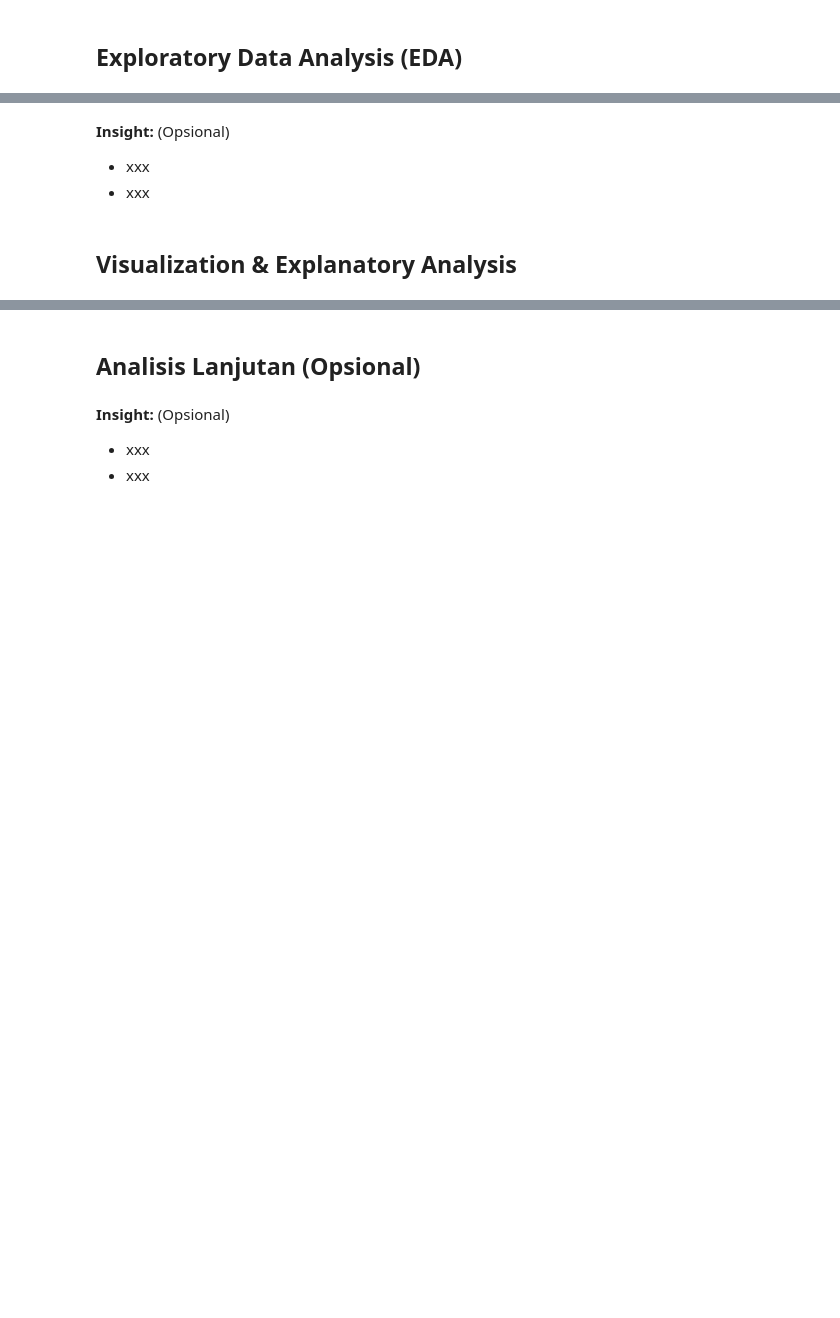
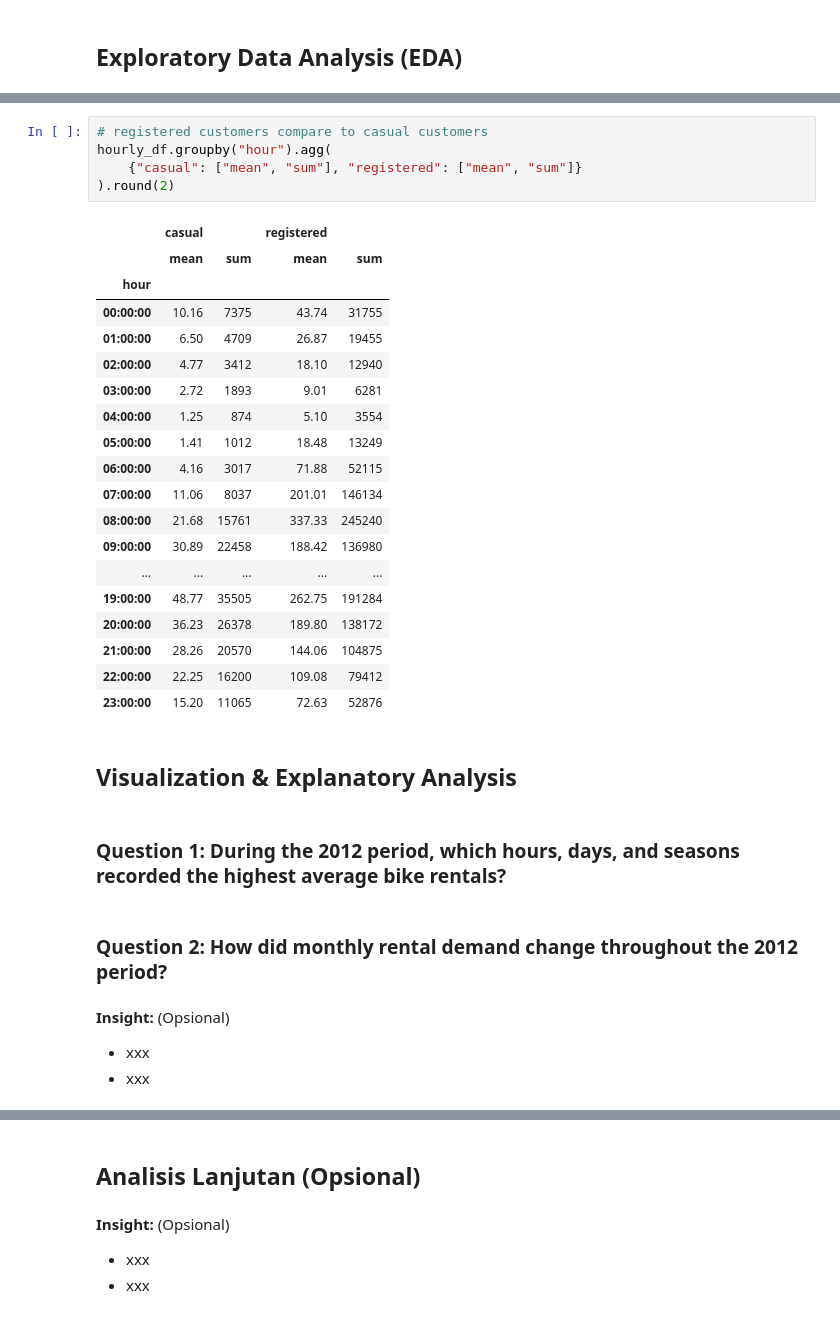
Before and after one commit to muchammadwr/bike-sharing-demand-analysis, a Jupyter notebook: submission/Proyek_Analisis_Data.ipynb, the cells around one changed output, grey strips where cells are left out. Saved outputs shown, nothing was run; the diff lists cells and outputs as text; blank space fills up the shorter version.

```diff
--- a/submission/Proyek_Analisis_Data.ipynb
+++ b/submission/Proyek_Analisis_Data.ipynb
@@ -447,6 +876,35 @@ daily_df.head()
+# %%
+# registered customers compare to casual customers
+hourly_df.groupby("hour").agg(
+    {"casual": ["mean", "sum"], "registered": ["mean", "sum"]}
+).round(2)
+# %% [output]
+|  | casual |  | registered |  |
+|  | mean | sum | mean | sum |
+| hour |  |  |  |  |
+| 00:00:00 | 10.16 | 7375 | 43.74 | 31755 |
+| 01:00:00 | 6.50 | 4709 | 26.87 | 19455 |
+| 02:00:00 | 4.77 | 3412 | 18.10 | 12940 |
+| 03:00:00 | 2.72 | 1893 | 9.01 | 6281 |
+| 04:00:00 | 1.25 | 874 | 5.10 | 3554 |
+| 05:00:00 | 1.41 | 1012 | 18.48 | 13249 |
+| 06:00:00 | 4.16 | 3017 | 71.88 | 52115 |
+| 07:00:00 | 11.06 | 8037 | 201.01 | 146134 |
+| 08:00:00 | 21.68 | 15761 | 337.33 | 245240 |
+| 09:00:00 | 30.89 | 22458 | 188.42 | 136980 |
+| ... | ... | ... | ... | ... |
+| 19:00:00 | 48.77 | 35505 | 262.75 | 191284 |
+| 20:00:00 | 36.23 | 26378 | 189.80 | 138172 |
+| 21:00:00 | 28.26 | 20570 | 144.06 | 104875 |
+| 22:00:00 | 22.25 | 16200 | 109.08 | 79412 |
+| 23:00:00 | 15.20 | 11065 | 72.63 | 52876 |
+# %% [markdown]
+## Visualization & Explanatory Analysis
+# %% [markdown]
+### **Question 1:** During the 2012 period, which hours, days, and seasons recorded the highest average bike rentals?
+# %% [markdown]
+### **Question 2:** How did monthly rental demand change throughout the 2012 period?
 # %% [markdown]
 **Insight:** (Opsional)
 - xxx
 - xxx
-# %% [markdown]
-## Visualization & Explanatory Analysis
```
Also changed, not shown: parts of 78 cells of this notebook.
